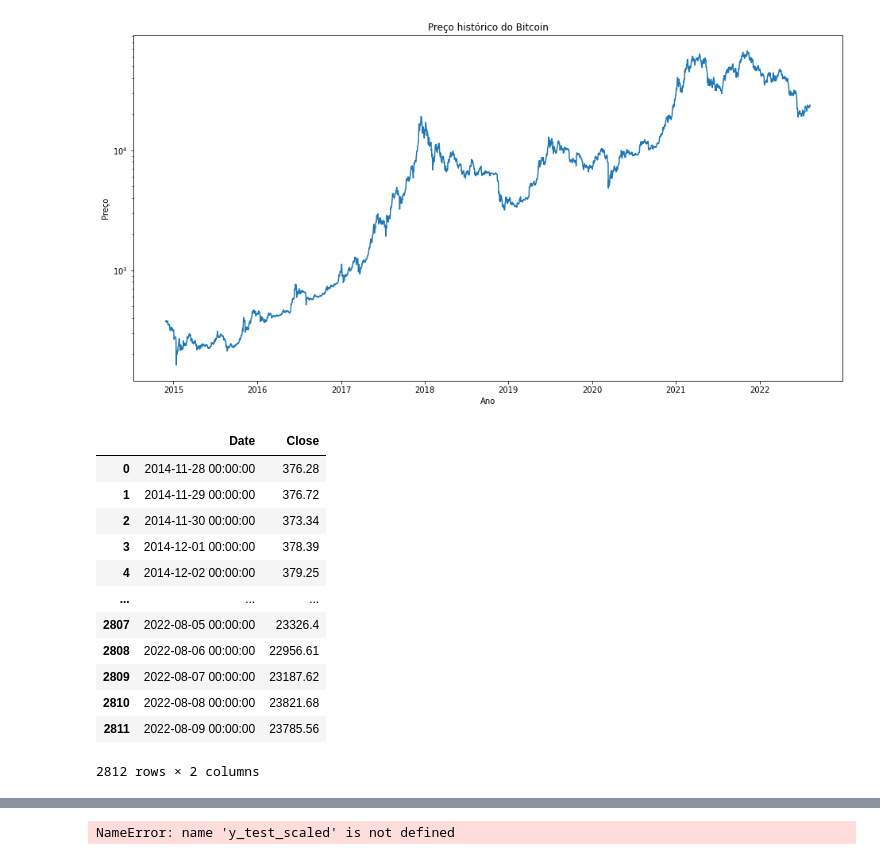
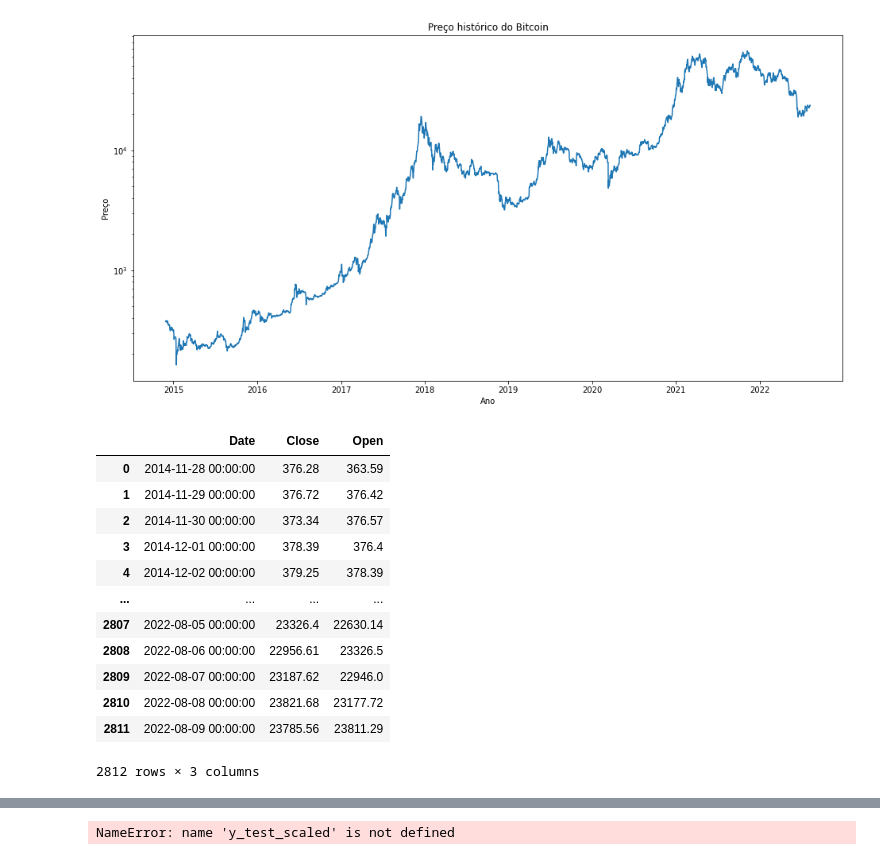
Before and after one commit to RodolfoHelf/TCC, a Jupyter notebook: StockPricePrediction(classiffication).ipynb, the cells around one changed output, grey strips where cells are left out. Saved outputs shown, nothing was run; the diff lists cells and outputs as text; code cells hidden in the pictures.

```diff
--- a/StockPricePrediction(classiffication).ipynb
+++ b/StockPricePrediction(classiffication).ipynb
@@ -40,25 +40,26 @@ Text(0, 0.5, 'Preço')
 # %%
 #sort df ascending date
 data=df.sort_index(ascending=True,axis=0)
-new_dataset=pd.DataFrame(index=range(0,len(df)),columns=['Date','Close'])
+new_dataset=pd.DataFrame(index=range(0,len(df)),columns=['Date','Close','Open'])
 for i in range(0,len(data)):
     new_dataset["Date"][i]=data['Date'][i]
     new_dataset["Close"][i]=data["Close"][i]
+    new_dataset["Open"][i]=data["Open"][i]
 
 new_dataset
 # %% [output]
-|  | Date | Close |
-| 0 | 2014-11-28 00:00:00 | 376.28 |
-| 1 | 2014-11-29 00:00:00 | 376.72 |
-| 2 | 2014-11-30 00:00:00 | 373.34 |
-| 3 | 2014-12-01 00:00:00 | 378.39 |
-| 4 | 2014-12-02 00:00:00 | 379.25 |
-| ... | ... | ... |
-| 2807 | 2022-08-05 00:00:00 | 23326.4 |
-| 2808 | 2022-08-06 00:00:00 | 22956.61 |
-| 2809 | 2022-08-07 00:00:00 | 23187.62 |
-| 2810 | 2022-08-08 00:00:00 | 23821.68 |
-| 2811 | 2022-08-09 00:00:00 | 23785.56 |
+|  | Date | Close | Open |
+| 0 | 2014-11-28 00:00:00 | 376.28 | 363.59 |
+| 1 | 2014-11-29 00:00:00 | 376.72 | 376.42 |
+| 2 | 2014-11-30 00:00:00 | 373.34 | 376.57 |
+| 3 | 2014-12-01 00:00:00 | 378.39 | 376.4 |
+| 4 | 2014-12-02 00:00:00 | 379.25 | 378.39 |
+| ... | ... | ... | ... |
+| 2807 | 2022-08-05 00:00:00 | 23326.4 | 22630.14 |
+| 2808 | 2022-08-06 00:00:00 | 22956.61 | 23326.5 |
+| 2809 | 2022-08-07 00:00:00 | 23187.62 | 22946.0 |
+| 2810 | 2022-08-08 00:00:00 | 23821.68 | 23177.72 |
+| 2811 | 2022-08-09 00:00:00 | 23785.56 | 23811.29 |
-2812 rows × 2 columns
+2812 rows × 3 columns
 # %%
 #get the close values as a vertical array ( add one more dimension to the array)
```
Also changed, not shown: parts of 10 cells of this notebook.
